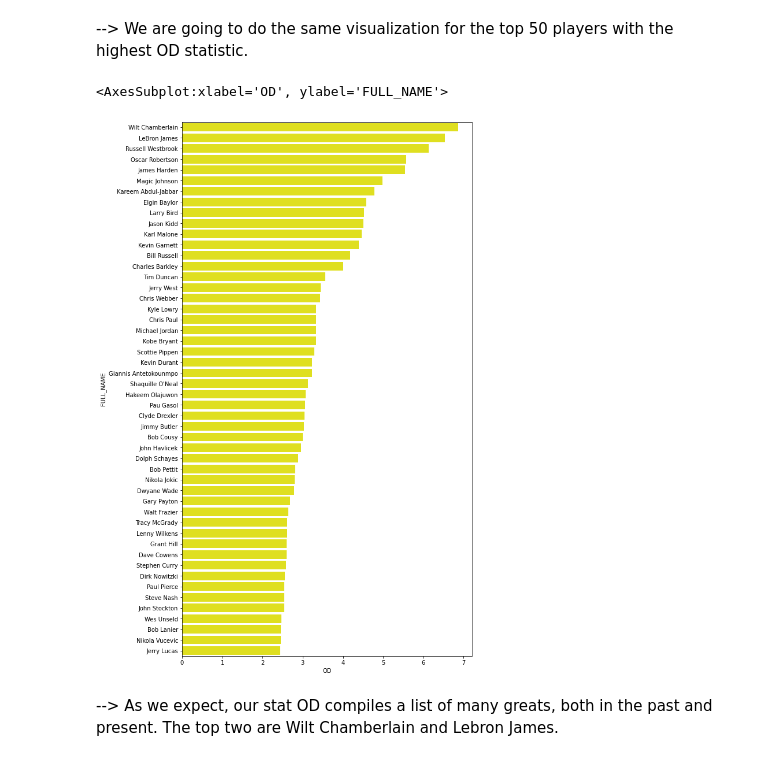
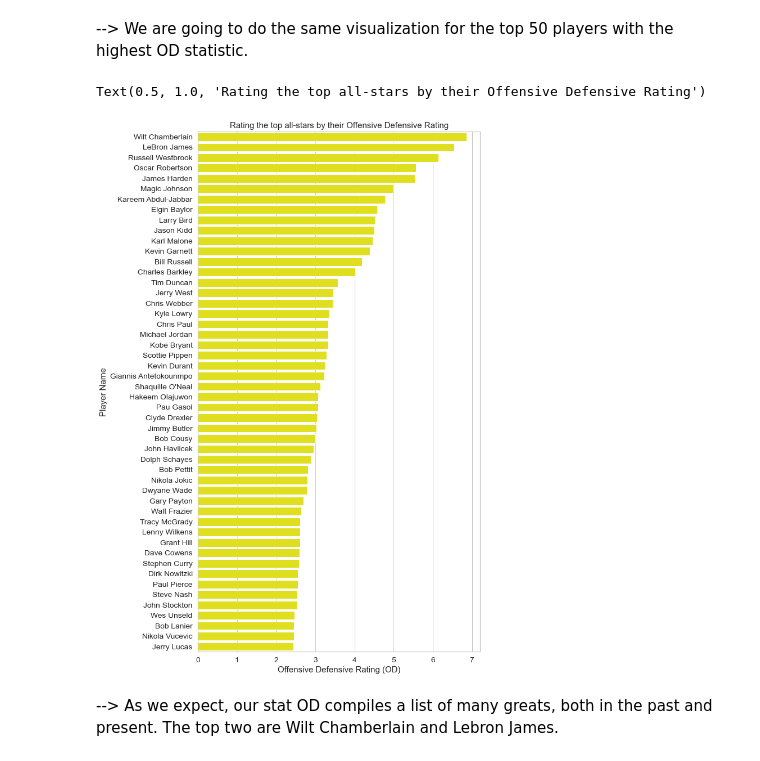
Before and after one commit to data301-2021-winter1/project-group-46-project-1, a Jupyter notebook: notebooks/analysis2.ipynb, the cells around one changed output. Drawn from its saved outputs; the diff is of its cells as text; code cells hidden in the pictures.

```diff
--- a/notebooks/analysis2.ipynb
+++ b/notebooks/analysis2.ipynb
@@ -86,6 +86,9 @@ import pandas as pd
 import numpy as np
 import matplotlib.pyplot as plt
 import seaborn as sns
+# %%
+sns.set_theme(font_scale = 1.25)
+sns.set_style('whitegrid')
 # %%
 game = pd.read_csv("../data/raw/Game.csv", low_memory = False)
 player = pd.read_csv("../data/raw/Player.csv")
@@ -560,9 +574,12 @@ topOD
 # %%
 plt.figure(figsize=(9,17))
 sns.barplot(x = 'OD', y = 'FULL_NAME', data = topOD, color = 'yellow', ci = None)
+plt.xlabel("""Offensive Defensive Rating (OD)""")
+plt.ylabel("Player Name")
+plt.title("Rating the top all-stars by their Offensive Defensive Rating")
 # %% [output]
-<AxesSubplot:xlabel='OD', ylabel='FULL_NAME'>
+Text(0.5, 1.0, 'Rating the top all-stars by their Offensive Defensive Rating')
-[figure, old version]
+[figure, new version]
 # %% [markdown]
 --> As we expect, our stat OD compiles a list of many greats, both in the past and present. The top two are Wilt Chamberlain and Lebron James.
 # %% [markdown]
```
Also changed, not shown: parts of 34 cells of this notebook, 5 other files.
